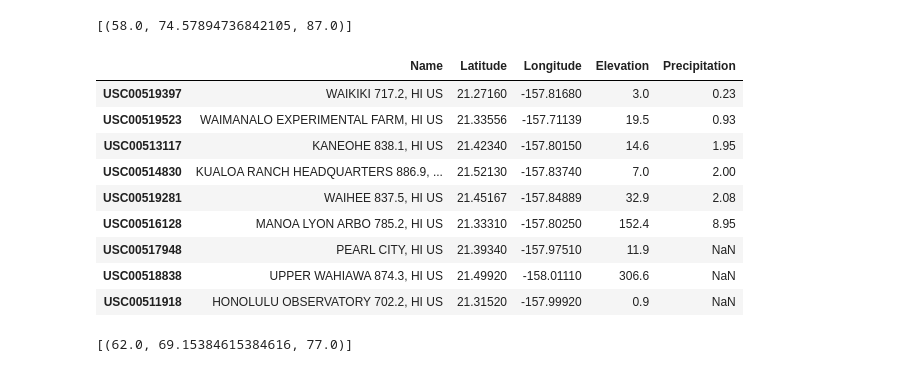
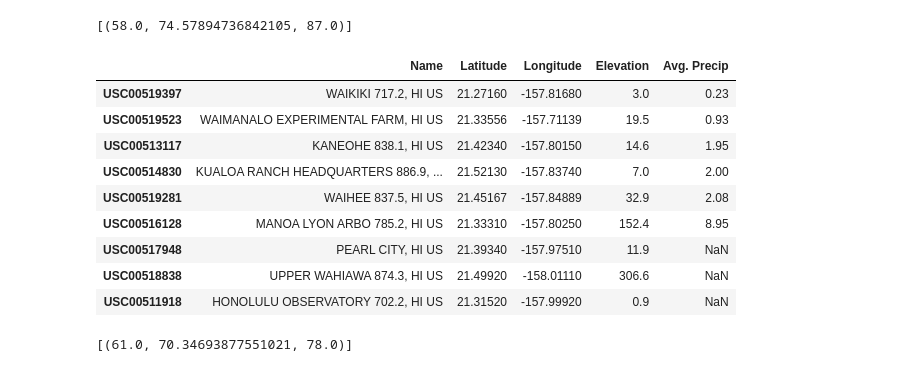
Before and after one commit to Tschanzlin/SQLAlchemy-Challenge, a Jupyter notebook: climate_v1.ipynb, the cells around one changed output. Drawn from its saved outputs; the diff is of its cells as text; code cells hidden in the pictures.

Commit message:
Daily upload #3

```diff
--- a/climate_v1.ipynb
+++ b/climate_v1.ipynb
@@ -261,12 +261,11 @@ print(calc_temps('2016-08-24', '2017-08-23'))
 # Use the average temperature for the y value
 # Use the peak-to-peak (tmax-tmin) value as the y error bar (yerr)
 # %%
-## Extra Challenge Question??
-
+## Daily Rainfall Average Challenge - Part I
 # Calculate the total amount of rainfall per weather station for your trip using the previous year's matching dates.
 # Sort this in descending order by precipitation amount and list the station, name, latitude, longitude, and elevation
 
-# Pull data from SQL Alchemy
+# Query data
 trip_precip = session.query(Measurement.station, func.sum(Measurement.prcp)).\
     filter(Measurement.date >= "2016-12-23").\
     filter(Measurement.date <= "2017-01-06").\
@@ -276,36 +275,36 @@ station_info = session.query(Station.station, Station.name, Station.latitude,
                              Station.longitude, Station.elevation).all()
 
 # Create dataframes for each query; first separate data into lists and then assemble dataframes
 # Rainfall datafram
 station_list=[]
 rainfall_list=[]
 for item in trip_precip:
     station_list.append(item[0])
     rainfall_list.append(item[1])
 
-rainfall_df = pd.DataFrame({"Precipitation": rainfall_list}, station_list)
+rainfall_df = pd.DataFrame({"Avg. Precip": rainfall_list}, station_list)
 
 # Station info dataframe
 station1_list =[]
 name_list =[]
 lat_list = []
 long_list =[]
 elev_list=[]
 for item in station_info:
     station1_list.append(item[0])
     name_list.append(item[1])
     lat_list.append(item[2])
     long_list.append(item[3])
     elev_list.append(item[4])
 
 input = {"Name": name_list, "Latitude": lat_list, "Longitude": long_list, "Elevation": elev_list}
 station_df = pd.DataFrame(input, station1_list)
 
 # Merge dataframes
 Output_df = pd.concat([station_df, rainfall_df], axis=1)
-Output_df.sort_values(by=["Precipitation"])
+Output_df.sort_values(by=["Avg. Precip"])
 # %% [output]
-|  | Name | Latitude | Longitude | Elevation | Precipitation |
+|  | Name | Latitude | Longitude | Elevation | Avg. Precip |
 | USC00519397 | WAIKIKI 717.2, HI US | 21.27160 | -157.81680 | 3.0 | 0.23 |
 | USC00519523 | WAIMANALO EXPERIMENTAL FARM, HI US | 21.33556 | -157.71139 | 19.5 | 0.93 |
 | USC00513117 | KANEOHE 838.1, HI US | 21.42340 | -157.80150 | 14.6 | 1.95 |
@@ -318,7 +317,7 @@ Output_df.sort_values(by=["Precipitation"])
 # %%
 # Try reproducing above analysis with a simpler, joined query using SQL Alchemy
 # %%
-## Daily Rainfall Average Challenge
+## Daily Rainfall Average Challenge - Part II
 
 # Create a query that will calculate the daily normals
 # (i.e. the averages for tmin, tmax, and tavg for all historic data matching a specific month and day)
@@ -337,9 +336,9 @@ def daily_normals(date):
     sel = [func.min(Measurement.tobs), func.avg(Measurement.tobs), func.max(Measurement.tobs)]
     return session.query(*sel).filter(func.strftime("%m-%d", Measurement.date) == date).all()
 
-daily_normals("01-01")
+daily_normals("12-23")
 # %% [output]
-[(62.0, 69.15384615384616, 77.0)]
+[(61.0, 70.34693877551021, 78.0)]
 # %%
 # calculate the daily normals for your trip
 # push each tuple of calculations into a list called `normals`
```
Also changed, not shown: parts of 4 cells of this notebook, 1 other file.
